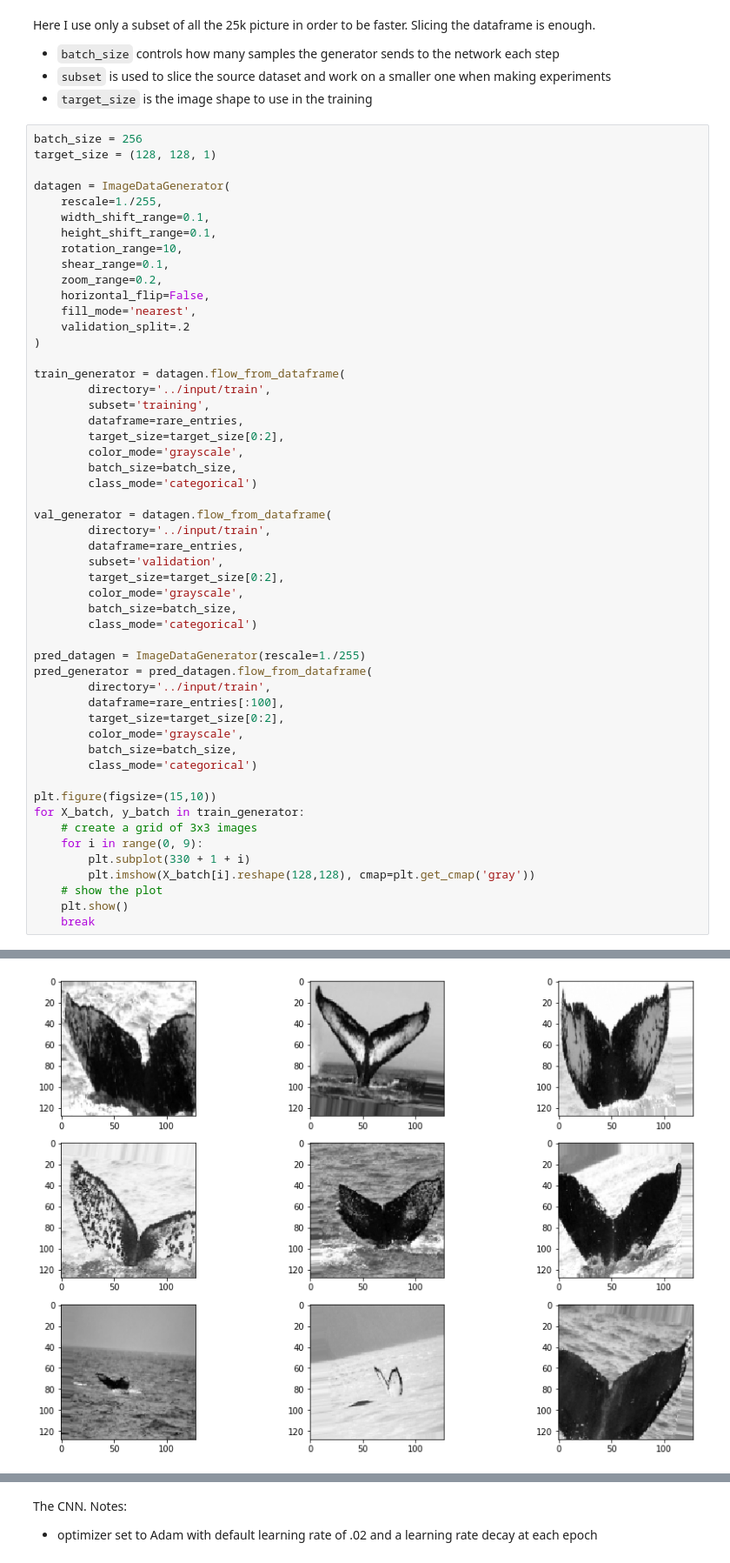
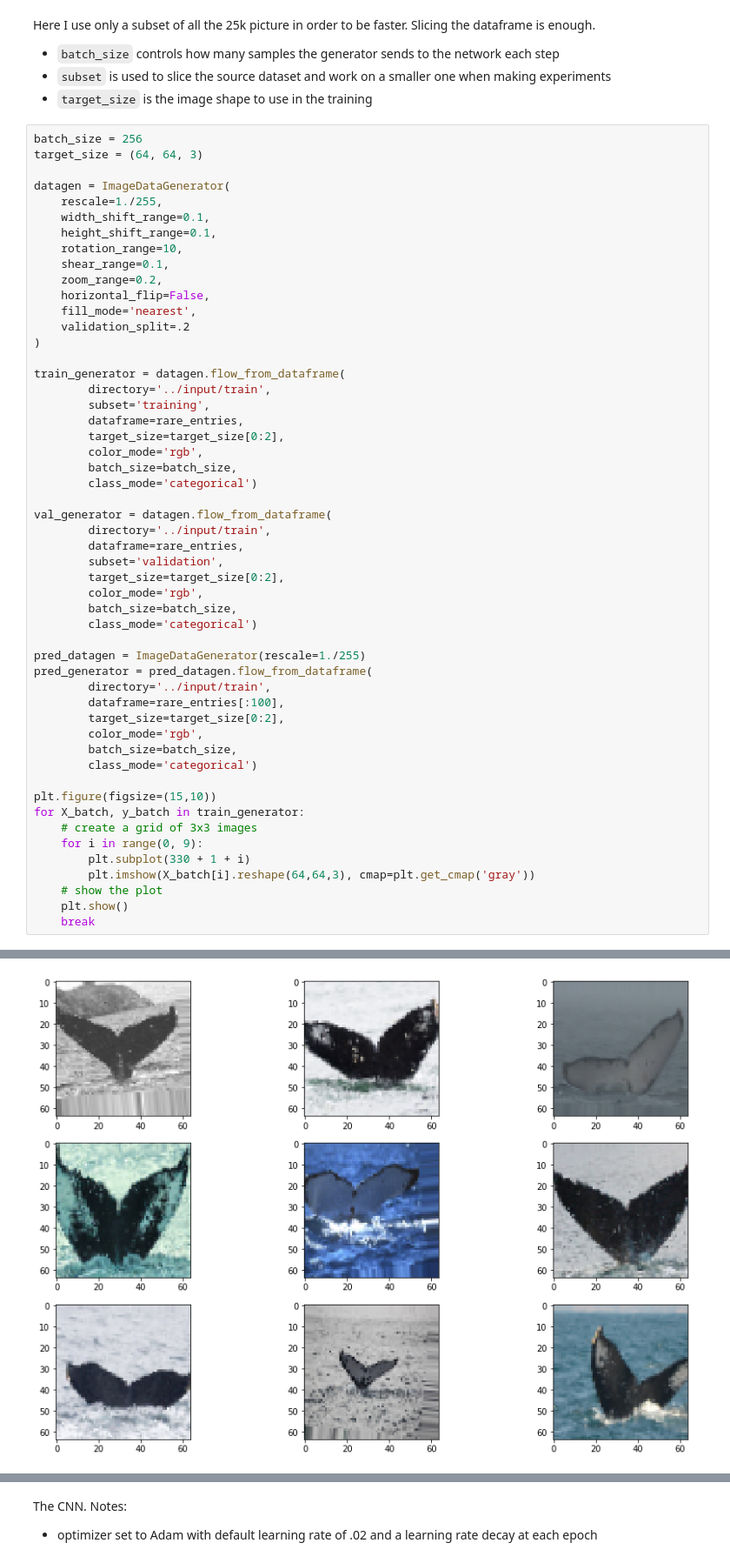
Before and after one commit to ddmng/kaggle, a Jupyter notebook: humpback-whale-identification/notebooks/WhaleCNN rare classes.ipynb, the cells around one changed output, grey strips where cells are left out. Shown at 87% size. Saved outputs shown, nothing was run; the diff lists cells and outputs as text.

```diff
--- a/humpback-whale-identification/notebooks/WhaleCNN rare classes.ipynb
+++ b/humpback-whale-identification/notebooks/WhaleCNN rare classes.ipynb
@@ -110,7 +115,7 @@ Here I use only a subset of all the 25k picture in order to be faster. Slicing t
 * `target_size` is the image shape to use in the training
 # %%
 batch_size = 256
-target_size = (128, 128, 1)
+target_size = (64, 64, 3)
 
 datagen = ImageDataGenerator(
     rescale=1./255,
@@ -129,39 +134,39 @@ train_generator = datagen.flow_from_dataframe(
         subset='training',
         dataframe=rare_entries,
         target_size=target_size[0:2],
-        color_mode='grayscale',
+        color_mode='rgb',
         batch_size=batch_size,
         class_mode='categorical')
 
 val_generator = datagen.flow_from_dataframe(
         directory='../input/train',
         dataframe=rare_entries,
         subset='validation',
         target_size=target_size[0:2],
-        color_mode='grayscale',
+        color_mode='rgb',
         batch_size=batch_size,
         class_mode='categorical')
 
 pred_datagen = ImageDataGenerator(rescale=1./255)
 pred_generator = pred_datagen.flow_from_dataframe(
         directory='../input/train',
         dataframe=rare_entries[:100],
         target_size=target_size[0:2],
-        color_mode='grayscale',
+        color_mode='rgb',
         batch_size=batch_size,
         class_mode='categorical')
 
 plt.figure(figsize=(15,10))
 for X_batch, y_batch in train_generator:
     # create a grid of 3x3 images
     for i in range(0, 9):
         plt.subplot(330 + 1 + i)
-        plt.imshow(X_batch[i].reshape(128,128), cmap=plt.get_cmap('gray'))
+        plt.imshow(X_batch[i].reshape(64,64,3), cmap=plt.get_cmap('gray'))
     # show the plot
     plt.show()
     break
 # %% [output]
 Found 12242 images belonging to 4997 classes.
 Found 3032 images belonging to 4997 classes.
 Found 100 images belonging to 99 classes.
-[figure, old version]
+[figure, new version]
```
Also changed, not shown: parts of 11 cells of this notebook, 2 other files.
